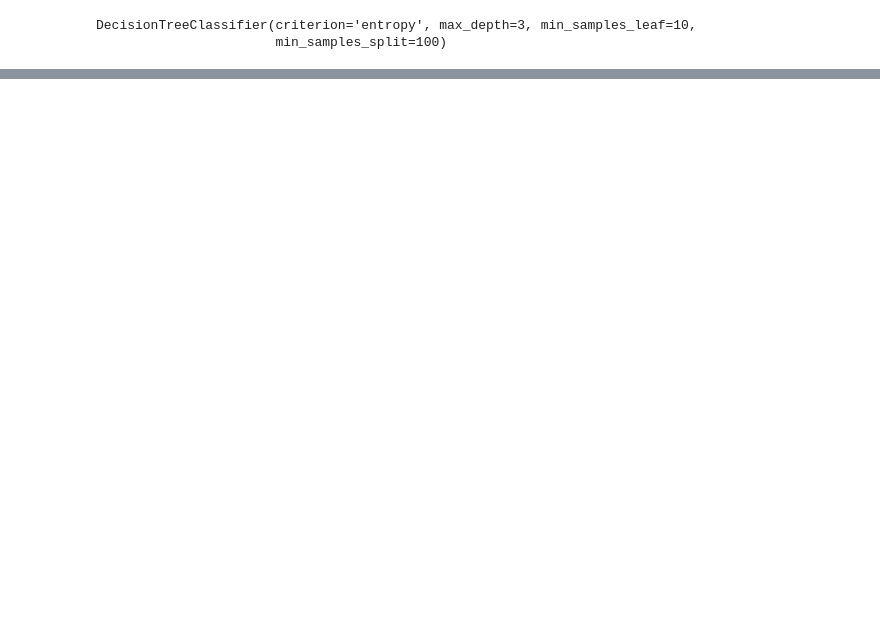
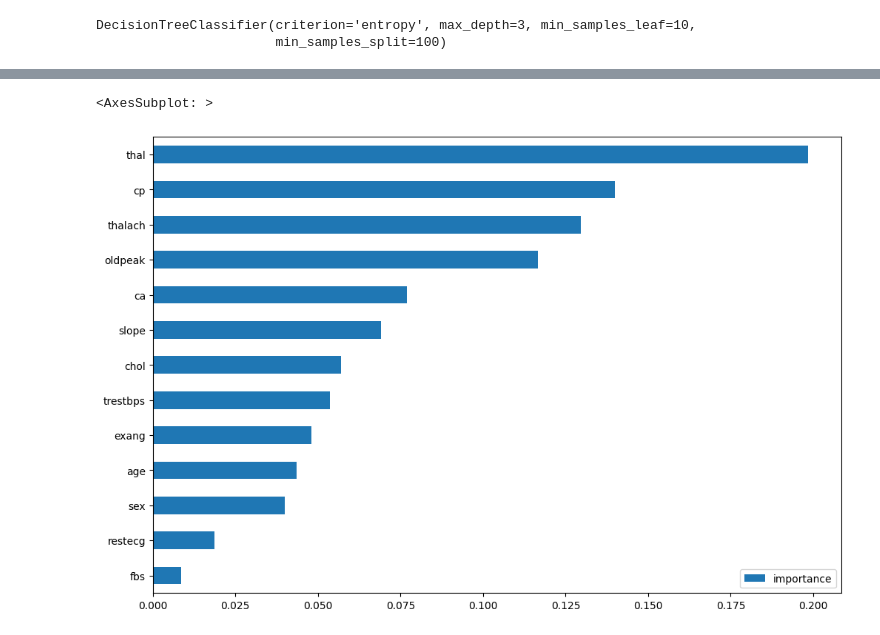
Before and after one commit to MakVit1988/Data_Science_and_ML_, a Jupyter notebook: 3_Random forest, neural nets, final.ipynb, the cells around one changed output, grey strips where cells are left out. Saved outputs shown, nothing was run; the diff lists cells and outputs as text; code cells hidden in the pictures; blank space fills up the shorter version.

Commit message:
3.2 Random forest

```diff
--- a/3_Random forest, neural nets, final.ipynb
+++ b/3_Random forest, neural nets, final.ipynb
@@ -63,0 +168,3 @@ display(SVG(graph.pipe(format='svg')))
+# %%
+Integrated = pd.read_csv('heart-disease.csv')
+Integrated
@@ -63,0 +187,3 @@ display(SVG(graph.pipe(format='svg')))
+# %%
+X_train_Integrated = Integrated.drop(['target'], axis=1)
+y_train_Integrated = Integrated.target
@@ -63,0 +210,13 @@ display(SVG(graph.pipe(format='svg')))
+# %%
+np.random.seed(0)
+rf_Integrated = RandomForestClassifier(10, max_depth=5)
+rf_Integrated.fit(X_train_Integrated, y_train_Integrated)
+imp = pd.DataFrame(
+    rf_Integrated.feature_importances_,
+    index=X_train_Integrated.columns,
+    columns=["importance"]
+)
+imp.sort_values('importance').plot(kind='barh', figsize=(12, 8))
+# %% [output]
+<AxesSubplot: >
+[figure, added]
```
Also changed, not shown: parts of 31 cells of this notebook, 1 other file.
